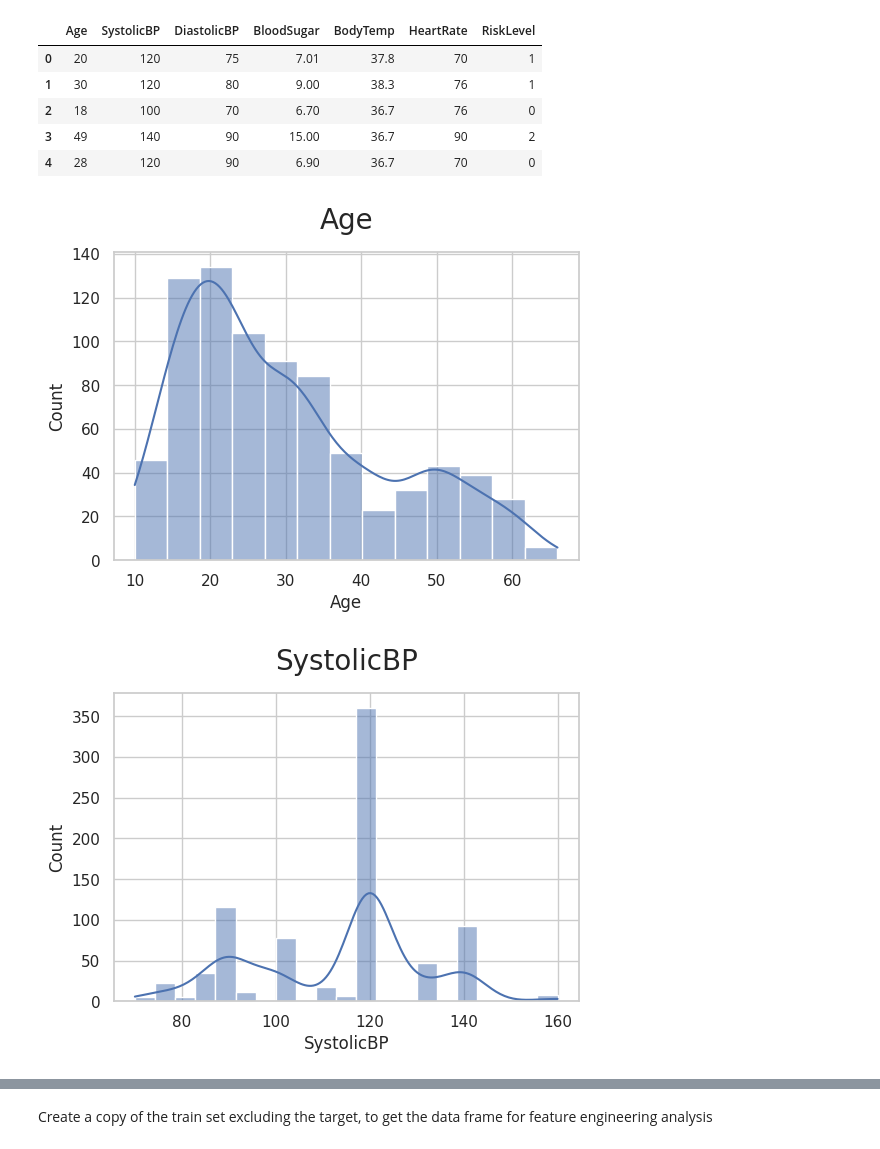
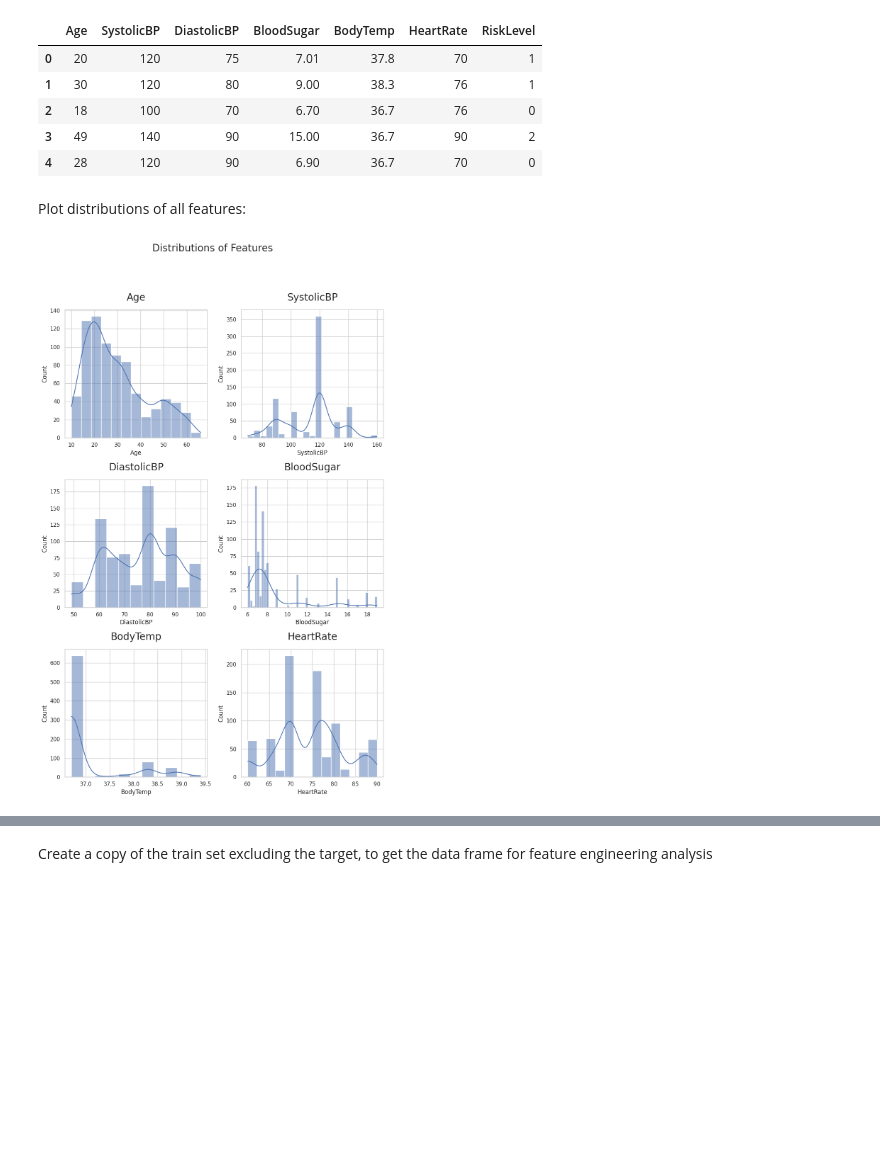
Before and after one commit to theresaabl/ML-maternal-health-risk, a Jupyter notebook: jupyter_notebooks/05-FeatureEngineering.ipynb, the cells around one changed output, grey strips where cells are left out. Cells and saved outputs as stored; diff of their text form; code cells hidden in the pictures; blank space fills up the shorter version.

```diff
--- a/jupyter_notebooks/05-FeatureEngineering.ipynb
+++ b/jupyter_notebooks/05-FeatureEngineering.ipynb
@@ -95,17 +96,27 @@ train_set.head()
 | 2 | 18 | 100 | 70 | 6.70 | 36.7 | 76 | 0 |
 | 3 | 49 | 140 | 90 | 15.00 | 36.7 | 90 | 2 |
 | 4 | 28 | 120 | 90 | 6.90 | 36.7 | 70 | 0 |
+# %% [markdown]
+Plot distributions of all features:
 # %%
 cols = train_set.columns.to_list()
 
 sns.set_theme(style="whitegrid")
 
-fig_distr, axes = plt.subplot(3, 2, figsize=(10, 15))
-fig_distr.suptitle("Distributions of Features")
+fig_distr, axes = plt.subplots(3, 2, figsize=(10, 15))
+fig_distr.suptitle("Distributions of Features", fontsize=20, y=1.05)
+
+# define index list:
+ind_list = []
+for i in range(3):
+    for j in range(2):
+        ind_list.append([i,j])
 
 for ind, var in enumerate(cols[:-1]):
-    sns.histplot(ax=axes[ind], data=train_set, x=var, kde=True, element="bars")
-    axes[ind].set_title(f"{var}", fontsize=20, y=1.05)
+    i, j = ind_list[ind]
+    sns.histplot(ax=axes[i, j], data=train_set, x=var, kde=True, element="bars")
+    axes[i, j].set_title(f"{var}", fontsize=20, y=1.05)
+
+    plt.tight_layout()
 # %% [output]
-[figure, old version]
+[figure, new version]
-[figure, removed]
```
Also changed, not shown: parts of 22 cells of this notebook, 3 other files.
